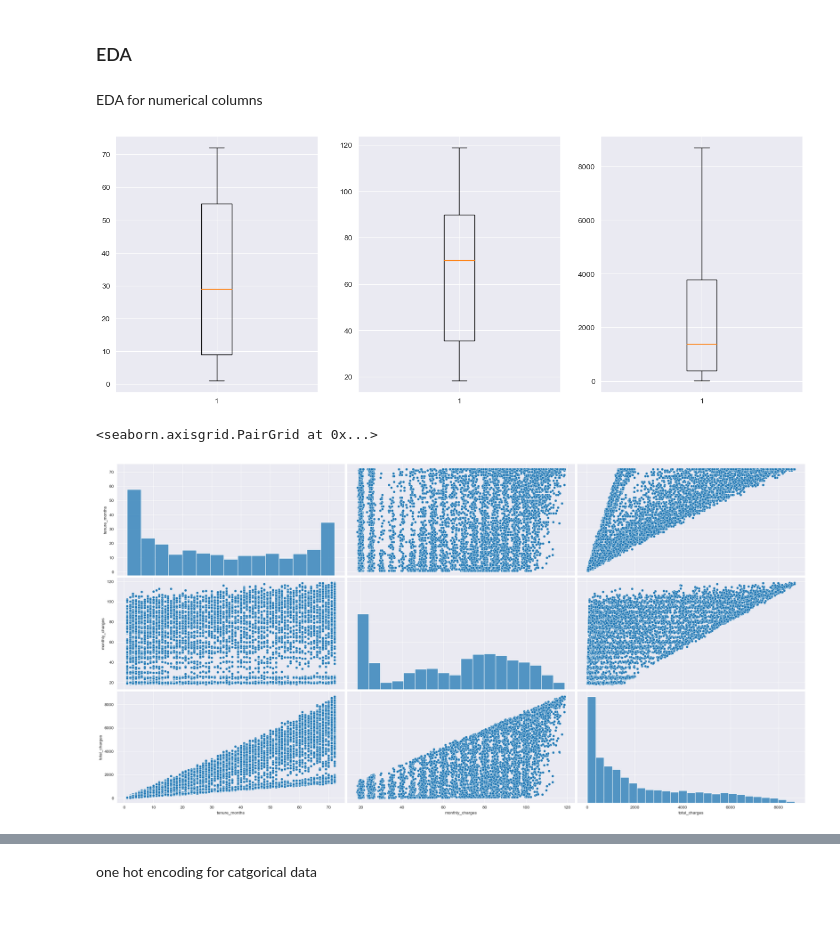
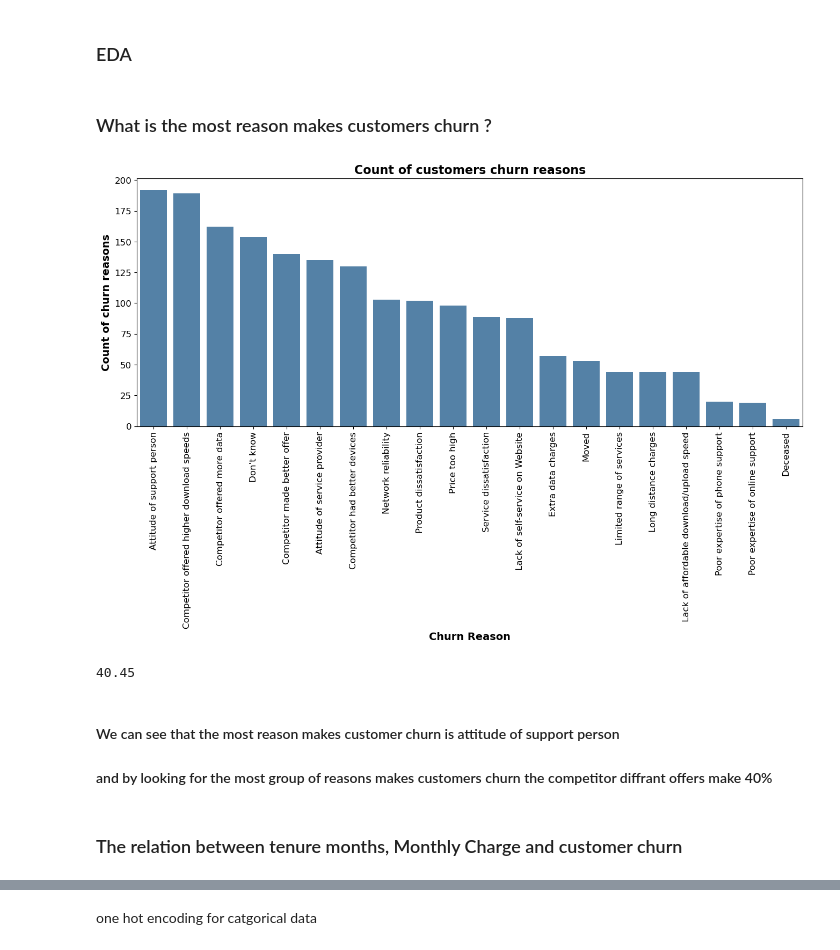
Before and after one commit to salah-202/Machine-Learning, a Jupyter notebook: Telco Customer Churn/Telco cutomer churn.ipynb, the cells around one changed output, grey strips where cells are left out. Saved outputs shown, nothing was run; the diff lists cells and outputs as text; code cells hidden in the pictures; blank space fills up the shorter version.

Commit message:
telco customer churn edit

```diff
--- a/Telco Customer Churn/Telco cutomer churn.ipynb
+++ b/Telco Customer Churn/Telco cutomer churn.ipynb
@@ -282,18 +273,32 @@ len(telco.columns)
 # %% [markdown]
 ### EDA
-# %% [markdown]
-EDA for numerical columns
-# %%
-numerical_columns = ['tenure_months','monthly_charges', 'total_charges']
-fig,ax = plt.subplots(1,3,figsize = (16,6))
-for i in range(3):
-   ax[i].boxplot(telco[numerical_columns[i]])
-
-plt.show()
-# %% [output]
-[figure, removed]
-# %%
-sns.pairplot(telco[numerical_columns],height =4, aspect=2)
-# %% [output]
-<seaborn.axisgrid.PairGrid at 0x...>
-[figure, removed]
+# %% [markdown]
+### What is the most reason makes customers churn ?
+# %%
+fig, ax = plt.subplots(figsize=(16,6))
+
+churn_reason_data = telco[telco['churn_reason'] != 'No churn']
+sorted_data = churn_reason_data['churn_reason'].value_counts().sort_values(ascending=False)
+sns.countplot(x="churn_reason", data=churn_reason_data, ax=ax, color='steelblue',order=sorted_data.index)
+
+
+ax.set_title("Count of customers churn reasons", fontsize=16, fontweight='bold')
+ax.set_xlabel("Churn Reason", fontsize=14, fontweight='bold')
+ax.set_ylabel("Count of churn reasons", fontsize=14, fontweight='bold')
+
+ax.tick_params(labelsize=12)
+plt.xticks(rotation=90)
+
+plt.show()
+# %% [output]
+[figure, added]
+# %%
+prop = (sorted_data[1:3].sum() + sorted_data[4:7].sum()) / sorted_data.sum()
+print(round(prop*100,2))
+# %% [output]
+40.45
+# %% [markdown]
+#### We can see that the most reason makes customer churn is attitude of support person
+#### and by looking for the most group of reasons makes customers churn the competitor diffrant offers make 40%
+# %% [markdown]
+### The relation between tenure months, Monthly Charge and customer churn
```
Also changed, not shown: parts of 52 cells of this notebook, 8 other files.
